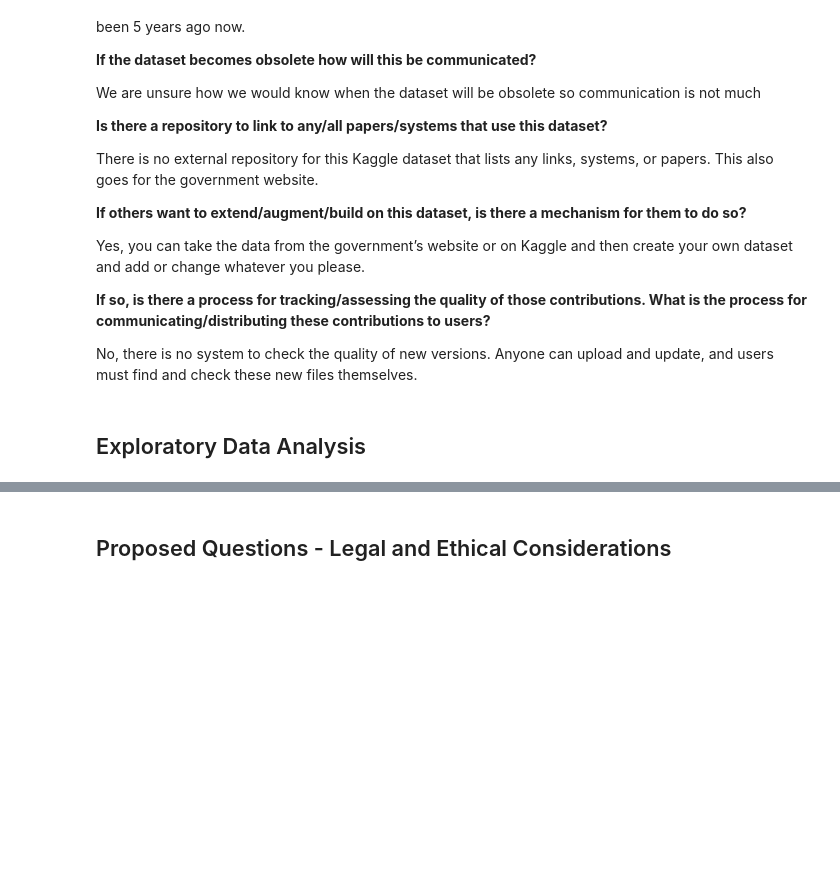
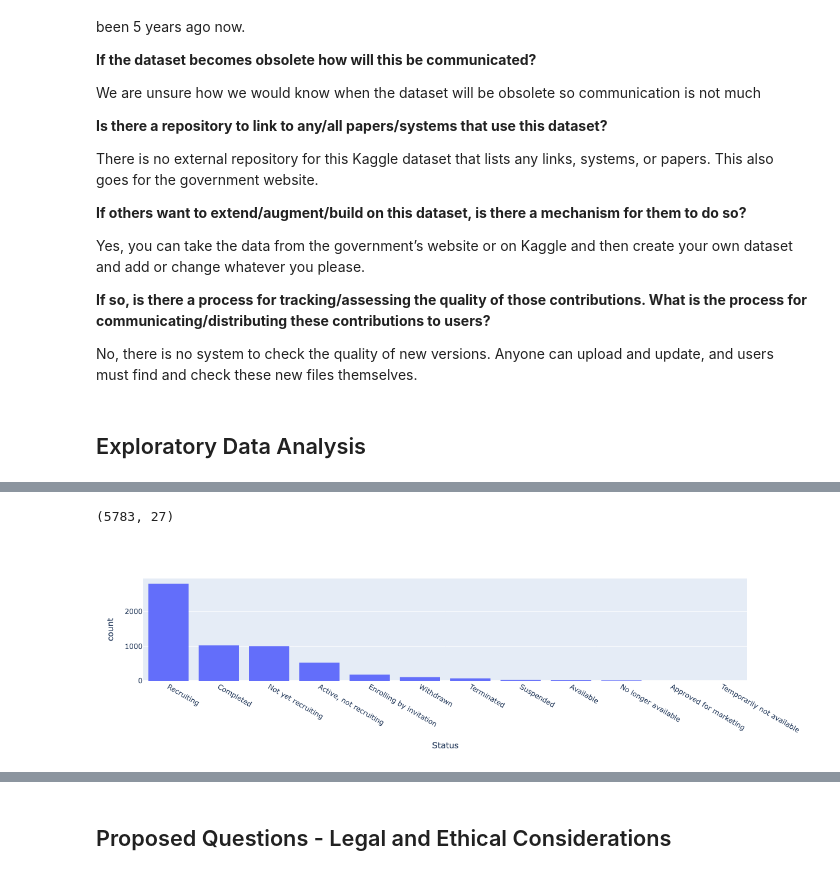
Before and after one commit to DCard2512/GroupProjectData101, a Jupyter notebook: mainProject.ipynb, the cells around one changed output, grey strips where cells are left out. Saved outputs shown, nothing was run; the diff lists cells and outputs as text; code cells hidden in the pictures; blank space fills up the shorter version.

```diff
--- a/mainProject.ipynb
+++ b/mainProject.ipynb
@@ -162,0 +183,4 @@ No, there is no system to check the quality of new versions. Anyone can upload a
+# %%
+file_location = '/Users/diegocardenas/GroupProject/GroupProjectData101/COVID clinical trials.csv'
+DF_Covid = pd.read_csv(file_location,na_filter=False)
+DF_Covid
@@ -162,0 +201,17 @@ No, there is no system to check the quality of new versions. Anyone can upload a
+# %%
+DF_Covid.shape
+# %% [output]
+(5783, 27)
+# %%
+status = DF_Covid
+mask = DF_Covid['Status'].value_counts().sort_values(ascending=False)
+
+fig = px.histogram(
+    DF_Covid,
+    x='Status',
+    category_orders={'Status': mask.index}
+)
+
+fig.show()
+# %% [output]
+[figure, added]
```
Also changed, not shown: parts of 12 cells of this notebook, 1 other file.
